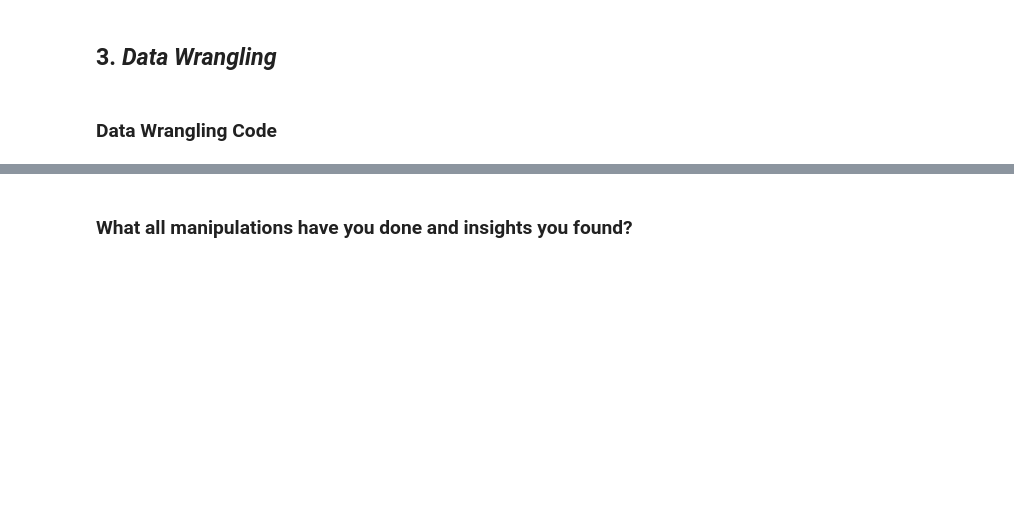
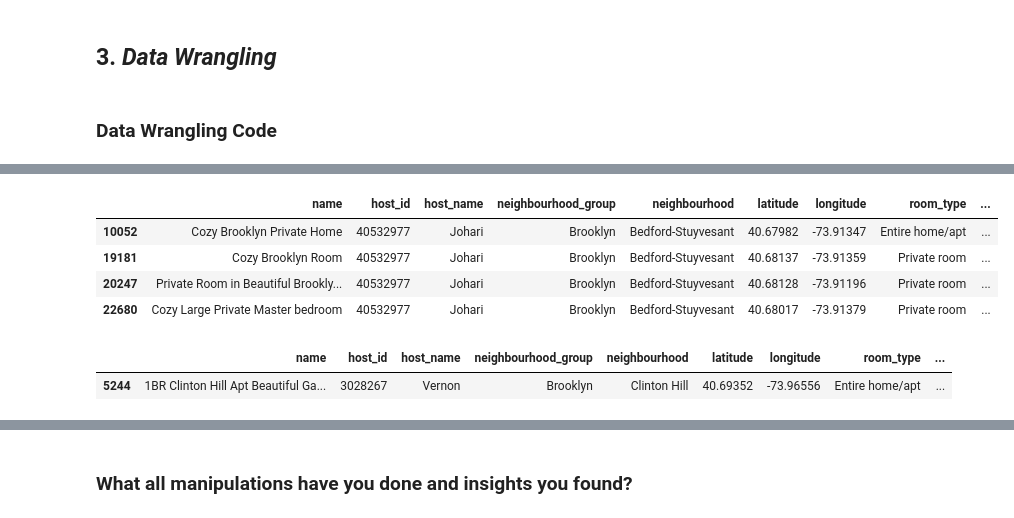
Before and after one commit to riyapatelrp/Airbnb-Booking-Analysis-EDA-, a Jupyter notebook: Capstone_AirBnb_Booking_Analysis.ipynb, the cells around one changed output, grey strips where cells are left out. Cells and saved outputs as stored; diff of their text form; code cells hidden in the pictures; blank space fills up the shorter version.

```diff
--- a/Capstone_AirBnb_Booking_Analysis.ipynb
+++ b/Capstone_AirBnb_Booking_Analysis.ipynb
@@ -330,0 +455,15 @@ Unique values in room_type is: ['Private room' 'Entire home/apt' 'Shared room']
+# %%
+# Top Most Host details
+airbnb_data[airbnb_data['host_id'] == 40532977]
+# %% [output]
+|  | name | host_id | host_name | neighbourhood_group | neighbourhood | latitude | longitude | room_type | ... |
+| 10052 | Cozy Brooklyn Private Home | 40532977 | Johari | Brooklyn | Bedford-Stuyvesant | 40.67982 | -73.91347 | Entire home/apt | ... |
+| 19181 | Cozy Brooklyn Room | 40532977 | Johari | Brooklyn | Bedford-Stuyvesant | 40.68137 | -73.91359 | Private room | ... |
+| 20247 | Private Room in Beautiful Brookly... | 40532977 | Johari | Brooklyn | Bedford-Stuyvesant | 40.68128 | -73.91196 | Private room | ... |
+| 22680 | Cozy Large Private Master bedroom | 40532977 | Johari | Brooklyn | Bedford-Stuyvesant | 40.68017 | -73.91379 | Private room | ... |
+# %%
+# Top second Host details
+airbnb_data[airbnb_data['host_id'] == 3028267].head(1)
+# %% [output]
+|  | name | host_id | host_name | neighbourhood_group | neighbourhood | latitude | longitude | room_type | ... |
+| 5244 | 1BR Clinton Hill Apt Beautiful Ga... | 3028267 | Vernon | Brooklyn | Clinton Hill | 40.69352 | -73.96556 | Entire home/apt | ... |
```
Also changed, not shown: parts of 23 cells of this notebook.
